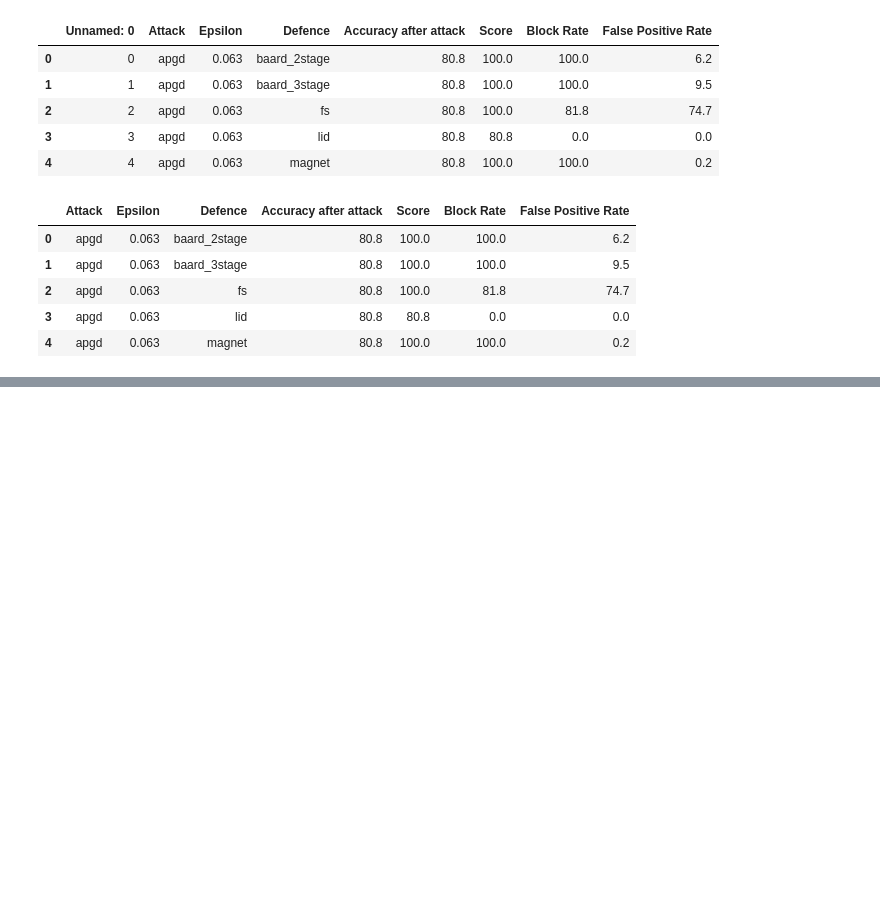
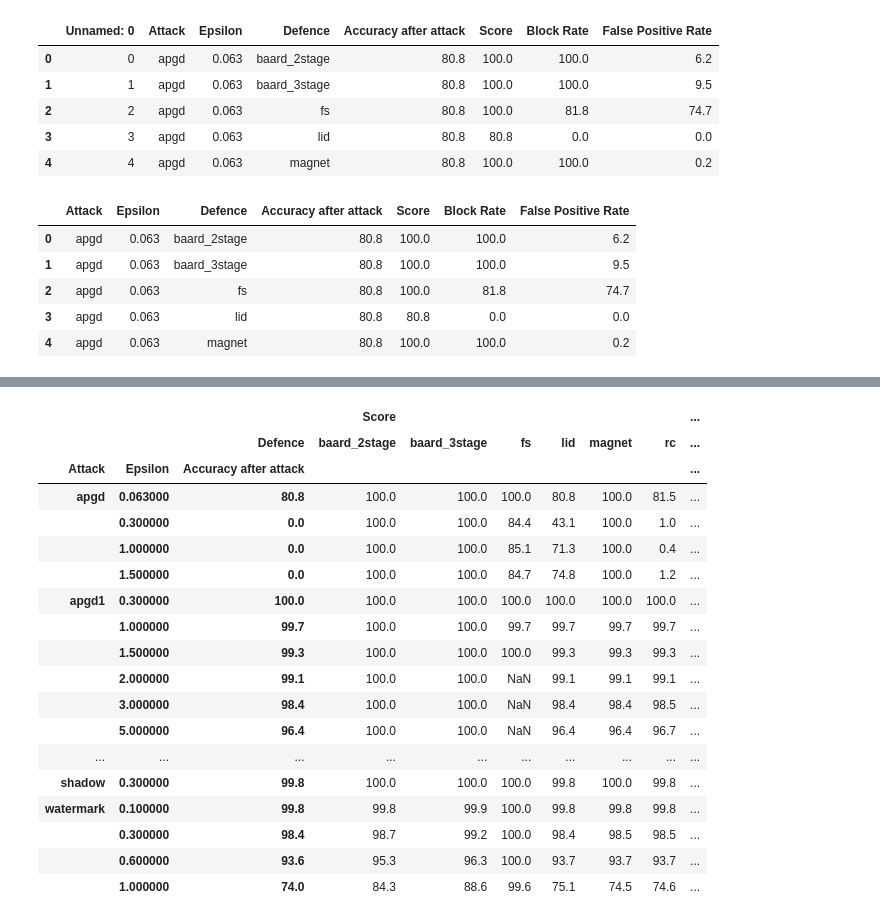
Before and after one commit to changx03/baard_exp2, a Jupyter notebook: parse_mnist.ipynb, the cells around one changed output, grey strips where cells are left out. Saved outputs shown, nothing was run; the diff lists cells and outputs as text; code cells hidden in the pictures; blank space fills up the shorter version.

```diff
--- a/parse_mnist.ipynb
+++ b/parse_mnist.ipynb
@@ -47,0 +51,24 @@ df[df['Attack']=='apgd']
+# %%
+table1 = df.pivot(index=['Attack', 'Epsilon', 'Accuracy after attack'], columns=['Defence'], values=['Score', 'False Positive Rate'])
+table1 = table1.replace(-100, np.nan)
+table1
+# %% [output]
+|  |  |  | Score |  |  |  |  |  | ... |
+|  |  | Defence | baard_2stage | baard_3stage | fs | lid | magnet | rc | ... |
+| Attack | Epsilon | Accuracy after attack |  |  |  |  |  |  | ... |
+| apgd | 0.063000 | 80.8 | 100.0 | 100.0 | 100.0 | 80.8 | 100.0 | 81.5 | ... |
+|  | 0.300000 | 0.0 | 100.0 | 100.0 | 84.4 | 43.1 | 100.0 | 1.0 | ... |
+|  | 1.000000 | 0.0 | 100.0 | 100.0 | 85.1 | 71.3 | 100.0 | 0.4 | ... |
+|  | 1.500000 | 0.0 | 100.0 | 100.0 | 84.7 | 74.8 | 100.0 | 1.2 | ... |
+| apgd1 | 0.300000 | 100.0 | 100.0 | 100.0 | 100.0 | 100.0 | 100.0 | 100.0 | ... |
+|  | 1.000000 | 99.7 | 100.0 | 100.0 | 99.7 | 99.7 | 99.7 | 99.7 | ... |
+|  | 1.500000 | 99.3 | 100.0 | 100.0 | 100.0 | 99.3 | 99.3 | 99.3 | ... |
+|  | 2.000000 | 99.1 | 100.0 | 100.0 | NaN | 99.1 | 99.1 | 99.1 | ... |
+|  | 3.000000 | 98.4 | 100.0 | 100.0 | NaN | 98.4 | 98.4 | 98.5 | ... |
+|  | 5.000000 | 96.4 | 100.0 | 100.0 | NaN | 96.4 | 96.4 | 96.7 | ... |
+| ... | ... | ... | ... | ... | ... | ... | ... | ... | ... |
+| shadow | 0.300000 | 99.8 | 100.0 | 100.0 | 100.0 | 99.8 | 100.0 | 99.8 | ... |
+| watermark | 0.100000 | 99.8 | 99.8 | 99.9 | 100.0 | 99.8 | 99.8 | 99.8 | ... |
+|  | 0.300000 | 98.4 | 98.7 | 99.2 | 100.0 | 98.4 | 98.5 | 98.5 | ... |
+|  | 0.600000 | 93.6 | 95.3 | 96.3 | 100.0 | 93.7 | 93.7 | 93.7 | ... |
+|  | 1.000000 | 74.0 | 84.3 | 88.6 | 99.6 | 75.1 | 74.5 | 74.6 | ... |
```
Also changed, not shown: parts of 5 cells of this notebook, 1 other file.
